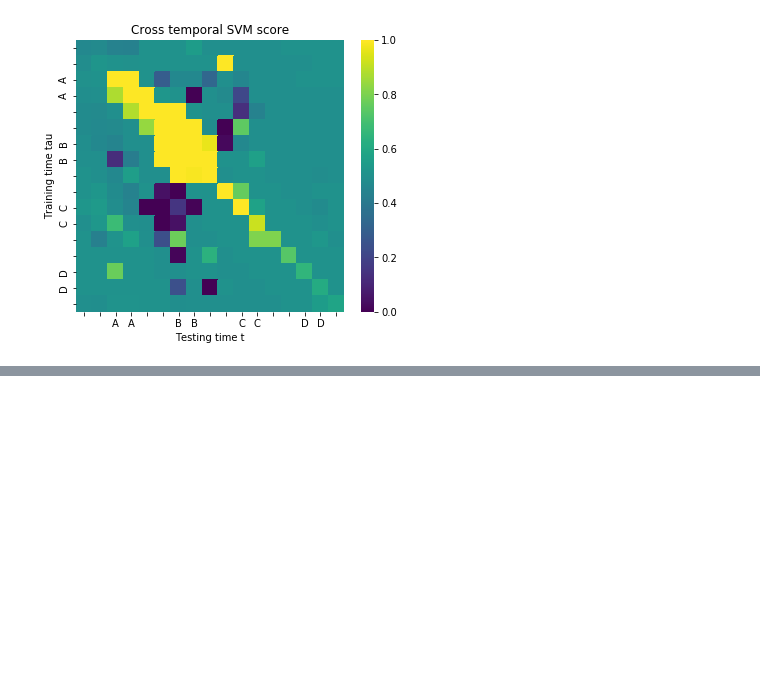
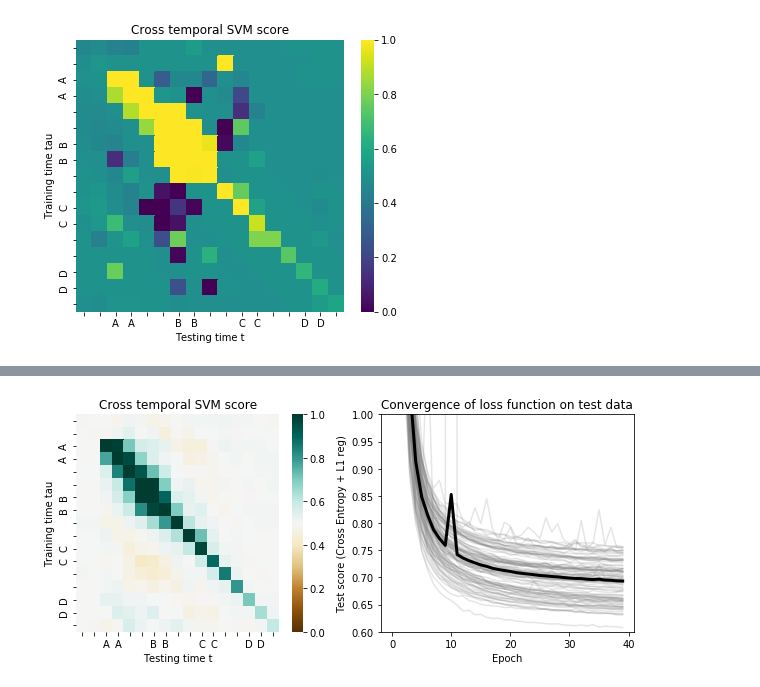
Before and after one commit to vdplasthijs/eavesdropping, a Jupyter notebook: bptt_sequence_coding.ipynb, the cells around one changed output, grey strips where cells are left out. Saved outputs shown, nothing was run; the diff lists cells and outputs as text; code cells hidden in the pictures; blank space fills up the shorter version.

Commit message:
aggregate results multiple models

```diff
--- a/bptt_sequence_coding.ipynb
+++ b/bptt_sequence_coding.ipynb
@@ -60,7 +60,7 @@ d_dict = {  # data parameters dictionary
         'n_times': 9,
         'doublesse': True,
         'ratio_train': 0.8,
-        'ratio_exp': 0.75,  # probabilities of switching between alpha nd beta
+        'ratio_exp': 0.5,  # probabilities of switching between alpha nd beta
         'noise_scale': 0.1
         }
 if d_dict['doublesse']:
@@ -276,0 +264,16 @@ plt.colorbar()
+# %%
+agg_conv = bp.aggregate_convergence(model_folder='models/7525_100models/')
+agg_score = bp.aggregate_score_mats(model_folder='models/7525_100models/')
+# %%
+plt.rcParams['figure.figsize'] = (10, 4)
+# plt.subplots_adjust(wspace=0.6)
+fig, ax_agg = plt.subplots(1, 2)
+pr.plot_decoder_crosstemp_perf(score_matrix=np.mean(agg_score, 0),
+                               ax=ax_agg[0], ticklabels=double_time_labels_blank[:-1])
+
+ax_agg[1].plot(agg_conv['test'][:100, :].T, alpha=0.2, c='grey')
+ax_agg[1].plot(np.mean(agg_conv['test'], 0), linewidth=3, c='k')
+ax_agg[1].set_ylim([0.6, 1]); ax_agg[1].set_ylabel('Test score (Cross Entropy + L1 reg)')
+ax_agg[1].set_xlabel('Epoch'); ax_agg[1].set_title('Convergence of loss function on test data');
+# %% [output]
+[figure, added]
```
Also changed, not shown: parts of 7 cells of this notebook, 2 other files.
